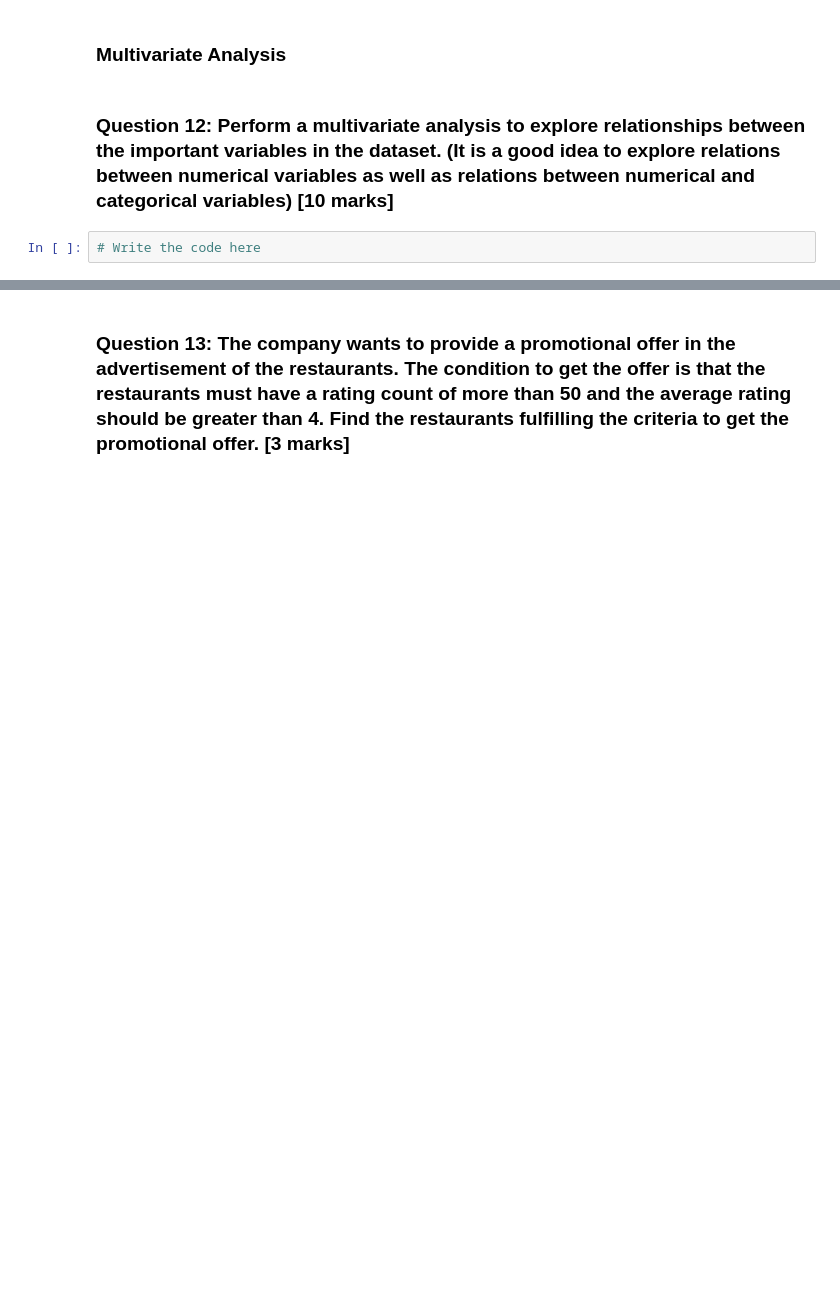
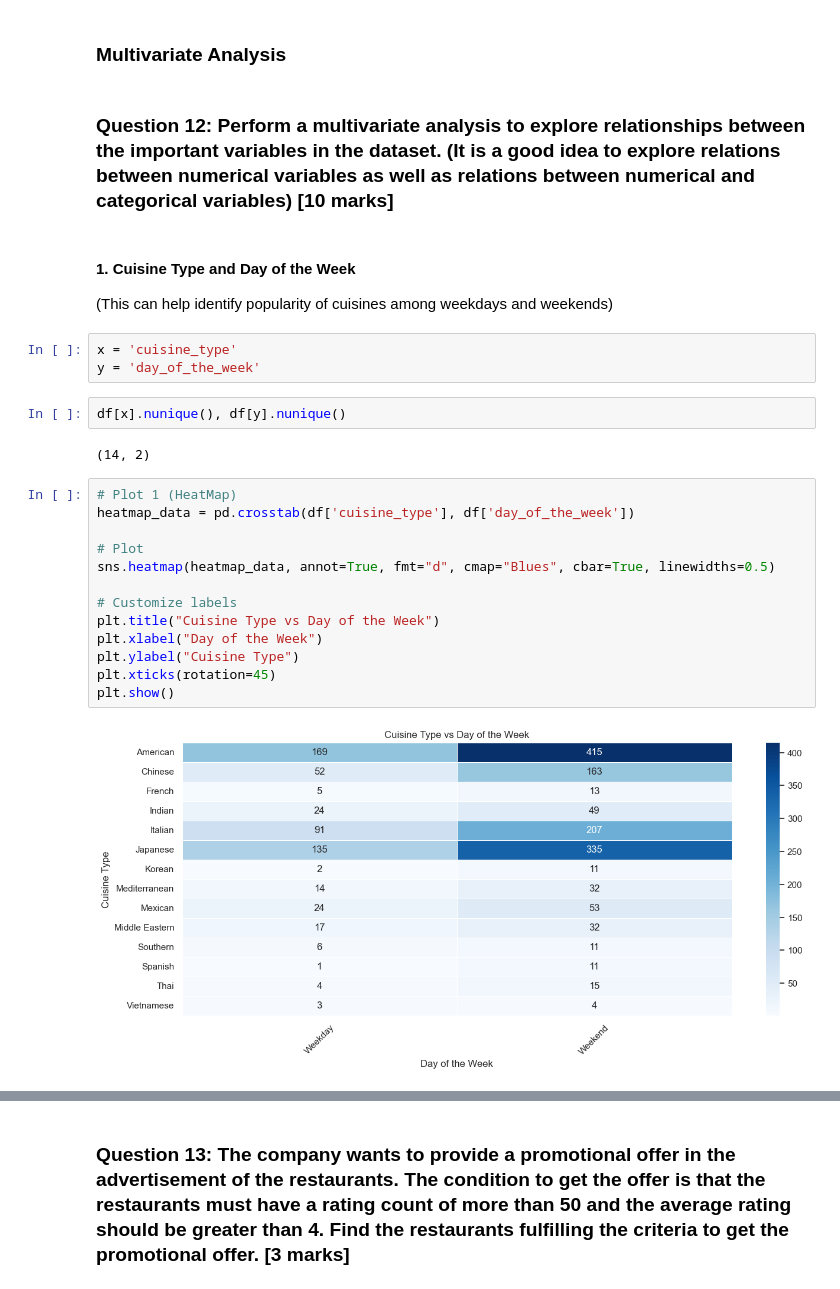
Before and after one commit to nszenoti/PYPG, a Jupyter notebook: projects/foodhub/hw/foodhub_eda_analysis_sol1.ipynb, the cells around one changed output, grey strips where cells are left out. Cells and saved outputs as stored; diff of their text form; blank space fills up the shorter version.

```diff
--- a/projects/foodhub/hw/foodhub_eda_analysis_sol1.ipynb
+++ b/projects/foodhub/hw/foodhub_eda_analysis_sol1.ipynb
@@ -1282,5 +1317,29 @@ The top 3 customers with the most orders, suggesting a small group of loyal cust
 ### Multivariate Analysis
 # %% [markdown]
 ### **Question 12**: Perform a multivariate analysis to explore relationships between the important variables in the dataset. (It is a good idea to explore relations between numerical variables as well as relations between numerical and categorical variables) [10 marks]
-# %%
-# Write the code here
+# %% [markdown]
+#### 1. Cuisine Type and Day of the Week
+
+(This can help identify popularity of cuisines among weekdays and weekends)
+# %%
+x = 'cuisine_type'
+y = 'day_of_the_week'
+# %%
+df[x].nunique(), df[y].nunique()
+# %% [output]
+(14, 2)
+# %%
+# Plot 1 (HeatMap)
+heatmap_data = pd.crosstab(df['cuisine_type'], df['day_of_the_week'])
+
+# Plot
+sns.heatmap(heatmap_data, annot=True, fmt="d", cmap="Blues", cbar=True, linewidths=0.5)
+
+# Customize labels
+plt.title("Cuisine Type vs Day of the Week")
+plt.xlabel("Day of the Week")
+plt.ylabel("Cuisine Type")
+plt.xticks(rotation=45)
+plt.show()
+# %% [output]
+[figure, added]
```
Also changed, not shown: parts of 87 cells of this notebook.
